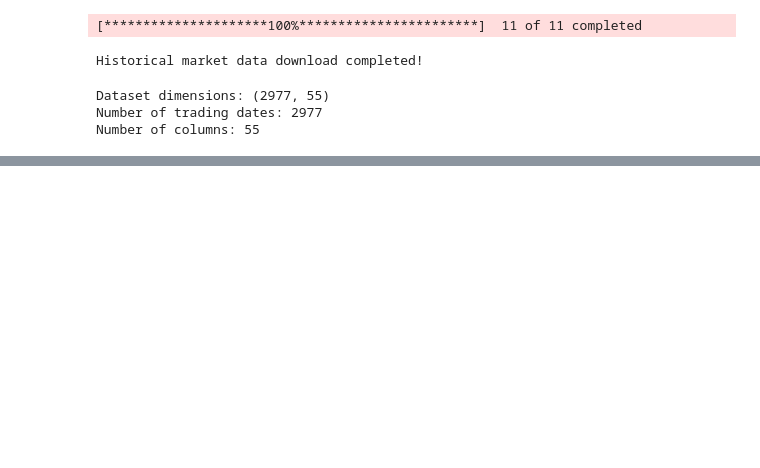
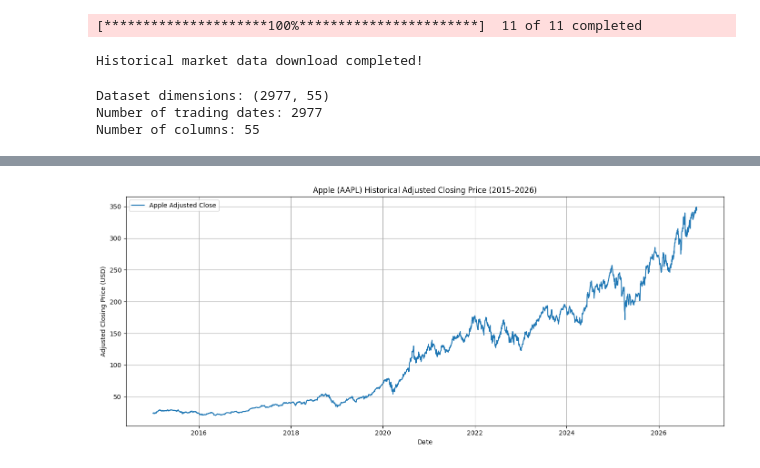
Before and after one commit to rcoello48/AI-Stock-Market-Prediction, a Jupyter notebook: Data_Collection.ipynb, the cells around one changed output, grey strips where cells are left out. Drawn from its saved outputs; the diff is of its cells as text; code cells hidden in the pictures; blank space fills up the shorter version.

```diff
--- a/Data_Collection.ipynb
+++ b/Data_Collection.ipynb
@@ -134,0 +320,16 @@ Number of columns: 55
+# %%
+# Load the cleaned financial dataset from Google Drive
+# This allows us to reuse the saved dataset without downloading it again
+
+cleaned_data = pd.read_csv(
+    processed_path,
+    header=[0, 1],       # Read both levels of our MultiIndex columns
+    index_col=0,         # Use the Date column as the DataFrame index
+    parse_dates=True     # Convert the index into datetime format
+)
+
+# Display the dataset dimensions
+print("Dataset dimensions:", cleaned_data.shape)
+
+# Display the first five observations
+display(cleaned_data.head())
@@ -134,0 +373,25 @@ Number of columns: 55
+# %%
+# Create a figure for Apple's historical adjusted closing price
+plt.figure(figsize=(14, 6))
+
+# Extract Apple's adjusted closing prices and plot them over time
+plt.plot(
+    cleaned_data.index,
+    cleaned_data[("AAPL", "Close")],
+    label="Apple Adjusted Close"
+)
+
+# Add a descriptive title and axis labels
+plt.title("Apple (AAPL) Historical Adjusted Closing Price (2015–2026)")
+plt.xlabel("Date")
+plt.ylabel("Adjusted Closing Price (USD)")
+
+# Display a grid and legend to make the chart easier to read
+plt.grid(True)
+plt.legend()
+
+# Improve spacing and display the chart
+plt.tight_layout()
+plt.show()
+# %% [output]
+[figure, added]
```
Also changed, not shown: parts of 34 cells of this notebook.
